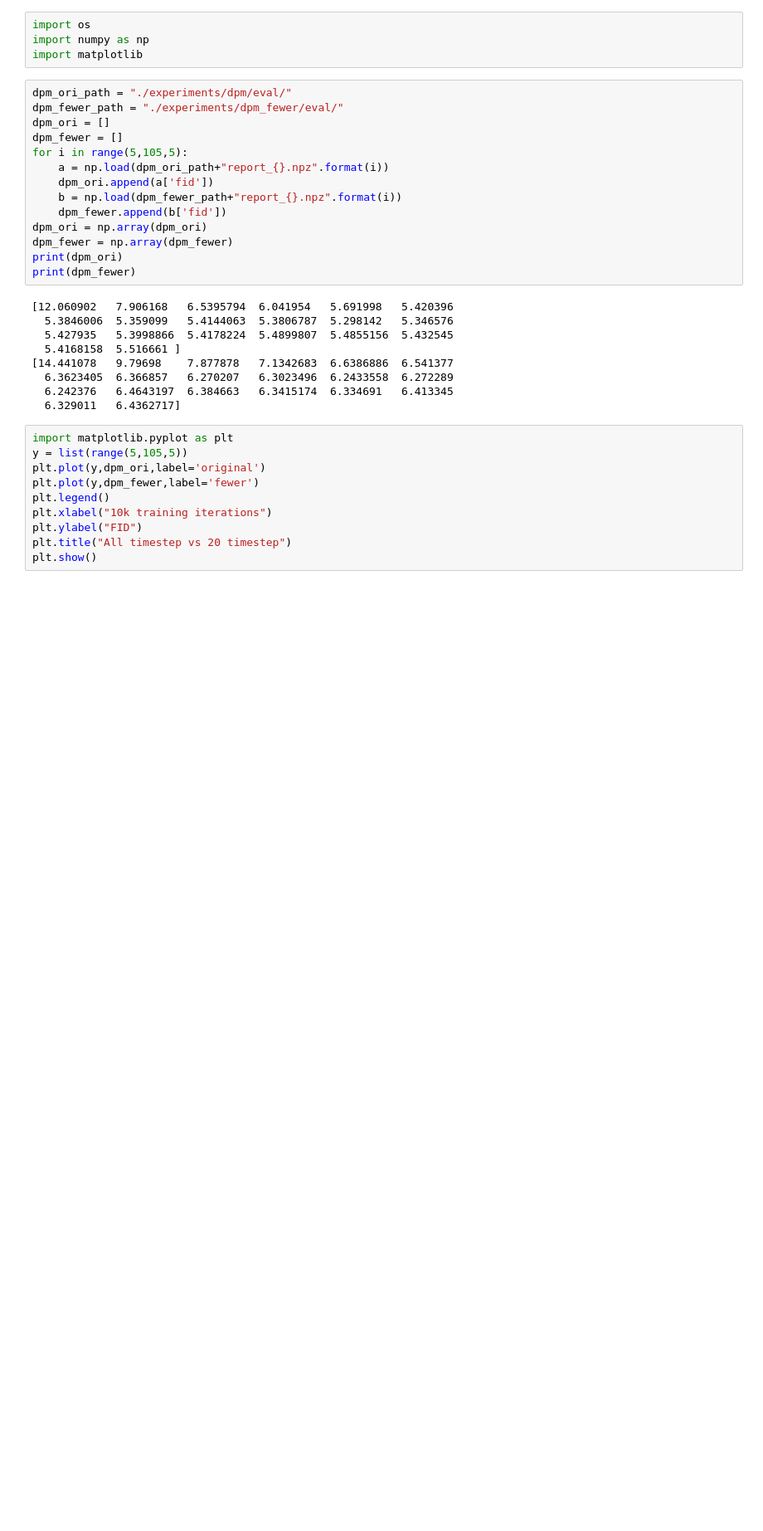
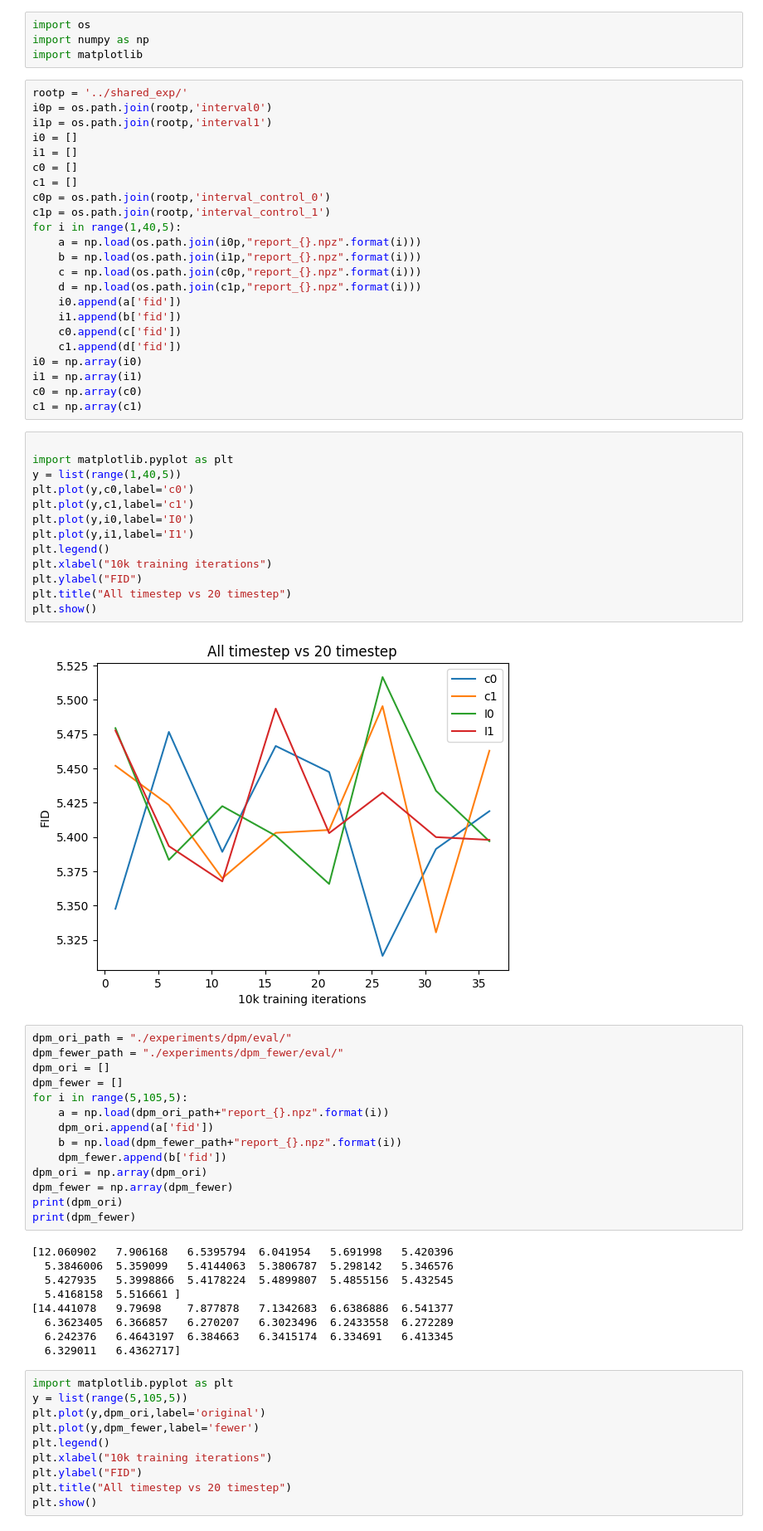
Before and after one commit to LucasYFL/dpm-solver, a Jupyter notebook: example_v2/score_sde_pytorch/jupyter/FID_plot.ipynb, the cells around one changed output. Shown at 83% size. Drawn from its saved outputs; the diff is of its cells as text; blank space fills up the shorter version.

```diff
--- a/example_v2/score_sde_pytorch/jupyter/FID_plot.ipynb
+++ b/example_v2/score_sde_pytorch/jupyter/FID_plot.ipynb
@@ -2,6 +2,44 @@
 import os
 import numpy as np
 import matplotlib
+# %%
+rootp = '../shared_exp/'
+i0p = os.path.join(rootp,'interval0')
+i1p = os.path.join(rootp,'interval1')
+i0 = []
+i1 = []
+c0 = []
+c1 = []
+c0p = os.path.join(rootp,'interval_control_0')
+c1p = os.path.join(rootp,'interval_control_1')
+for i in range(1,40,5):
+    a = np.load(os.path.join(i0p,"report_{}.npz".format(i)))
+    b = np.load(os.path.join(i1p,"report_{}.npz".format(i)))
+    c = np.load(os.path.join(c0p,"report_{}.npz".format(i)))
+    d = np.load(os.path.join(c1p,"report_{}.npz".format(i)))
+    i0.append(a['fid'])
+    i1.append(b['fid'])
+    c0.append(c['fid'])
+    c1.append(d['fid'])
+i0 = np.array(i0)
+i1 = np.array(i1)
+c0 = np.array(c0)
+c1 = np.array(c1)
+# %%
+
+import matplotlib.pyplot as plt
+y = list(range(1,40,5))
+plt.plot(y,c0,label='c0')
+plt.plot(y,c1,label='c1')
+plt.plot(y,i0,label='I0')
+plt.plot(y,i1,label='I1')
+plt.legend()
+plt.xlabel("10k training iterations")
+plt.ylabel("FID")
+plt.title("All timestep vs 20 timestep")
+plt.show()
+# %% [output]
+[figure, added]
 # %%
 dpm_ori_path = "./experiments/dpm/eval/"
 dpm_fewer_path = "./experiments/dpm_fewer/eval/"
```
Also changed, not shown: 12 other files.
